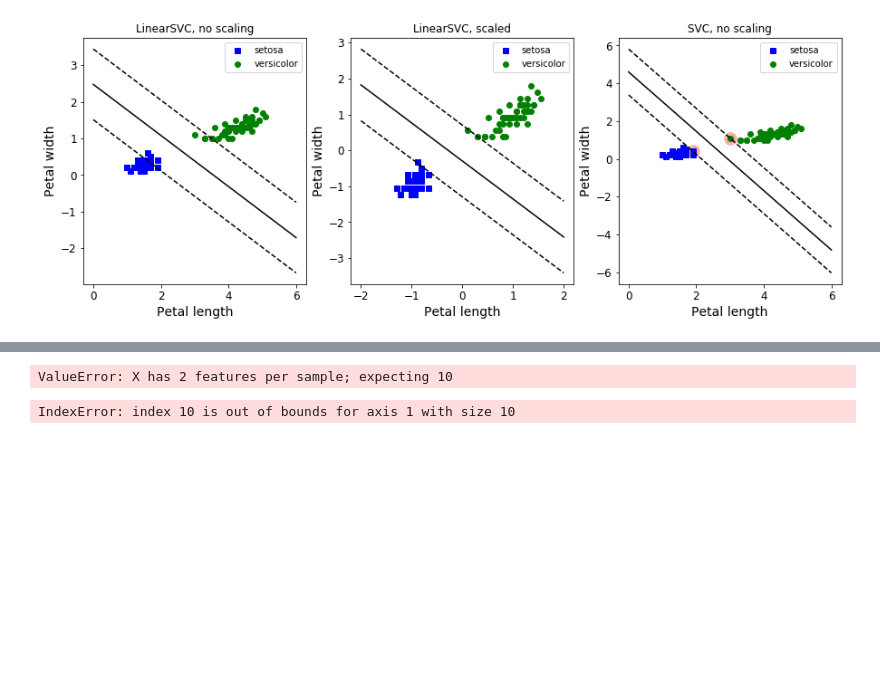
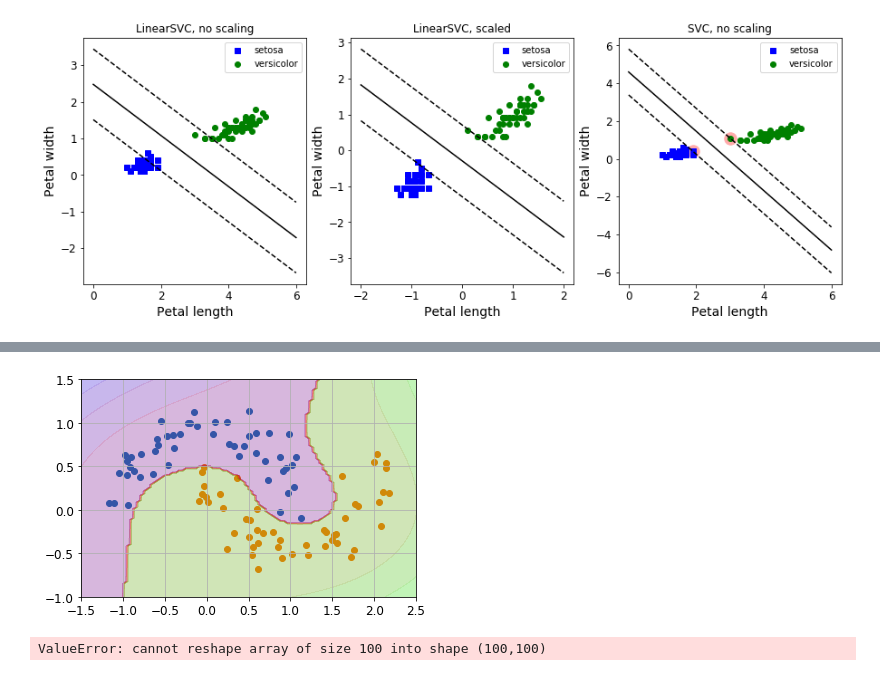
Before and after one commit to Przasa/ML, a Jupyter notebook: 5_svm.ipynb, the cells around one changed output, grey strips where cells are left out. Drawn from its saved outputs; the diff is of its cells as text; code cells hidden in the pictures; blank space fills up the shorter version.

```diff
--- a/5_svm.ipynb
+++ b/5_svm.ipynb
@@ -132,42 +155,64 @@ plot_boundaries(svm_clf_SVC,0,6)
 # %%
-#wielomiany (make_moons)
-
 from sklearn.datasets import make_moons
 from sklearn.pipeline import Pipeline
 from sklearn.preprocessing import PolynomialFeatures
 
-if ('X' not in globals()):
+if ( '_MOONS_LOADED' not in globals()):
     X,y = make_moons(n_samples=100,noise=0.15)
-    plt.scatter(X[:,0][y==0],X[:,1][y==0])
-    plt.scatter(X[:,0][y==1],X[:,1][y==1])
+    _MOONS_LOADED=True
 
-prepare = Pipeline([
+
+#badamy czy to skalowanie potrzebne
+model_scaled_poly = Pipeline([
     ('polynomials',PolynomialFeatures(degree=3)),
-    ('scaler',StandardScaler())
+    ('scaler',StandardScaler()),
+    ('Linear_SVC',LinearSVC(loss='hinge',C=10))
 ])
-# if('X_sc' not in globals()):
-X_sc=prepare.fit_transform(X)
-svc_clf = LinearSVC(loss='hinge',C=10)
-svc_clf.fit(X_sc,y)
+
+model = Pipeline([
+    ('Linear_SVC',LinearSVC(loss='hinge',C=10))
+])
+
+
+model_scaled_poly.fit(X,y)
+limits=[-1.5,2.5,-1,1.5]
+x1s=np.linspace(limits[0],limits[1],100)#.reshape(-1,1)
+x2s=np.linspace(limits[2],limits[3],100)#.reshape(-1,1)
+x1s_m,x2s_m=np.meshgrid(x1s,x2s)
+Xs=np.c_[x1s.ravel(),x2s.ravel()]
+y_pred=model_scaled_poly.predict(Xs)
+
+plt.scatter(X[:,0][y==0],X[:,1][y==0])
+plt.scatter(X[:,0][y==1],X[:,1][y==1])
+
+plt.grid(True)
+
+
+
+# model_scaled_poly.predict(y)
+
 # svc_clf.coef_
 # svc_clf.decision_function(X_scaled)
 
+# print(X_sc)
 
 #chyba trzeba podbic to w jakis sposob
 def plot_predictions(clf, axes):
     x0s = np.linspace(axes[0], axes[1], 100)
     x1s = np.linspace(axes[2], axes[3], 100)
     x0, x1 = np.meshgrid(x0s, x1s)
     X = np.c_[x0.ravel(), x1.ravel()]
     y_pred = clf.predict(X).reshape(x0.shape)
     y_decision = clf.decision_function(X).reshape(x0.shape)
     plt.contourf(x0, x1, y_pred, cmap=plt.cm.brg, alpha=0.2)
     plt.contourf(x0, x1, y_decision, cmap=plt.cm.brg, alpha=0.1)
 
-plot_predictions(svc_clf,[-1.5, 2.5, -1, 1.5])
+plot_predictions(model_scaled_poly,[-1.5, 2.5, -1, 1.5])
 # %% [output]
-ValueError: X has 2 features per sample; expecting 10
+[figure, added]
-# %%
-X_sc[:,10]
-# %% [output]
-IndexError: index 10 is out of bounds for axis 1 with size 10
+# %%
+# X[:10],Xs[:10],
+x1s.shape,x1s_m.shape
+y_pred.reshape(x1s_m.shape)
+# %% [output]
+ValueError: cannot reshape array of size 100 into shape (100,100)
```
Also changed, not shown: parts of 1 cell of this notebook.
